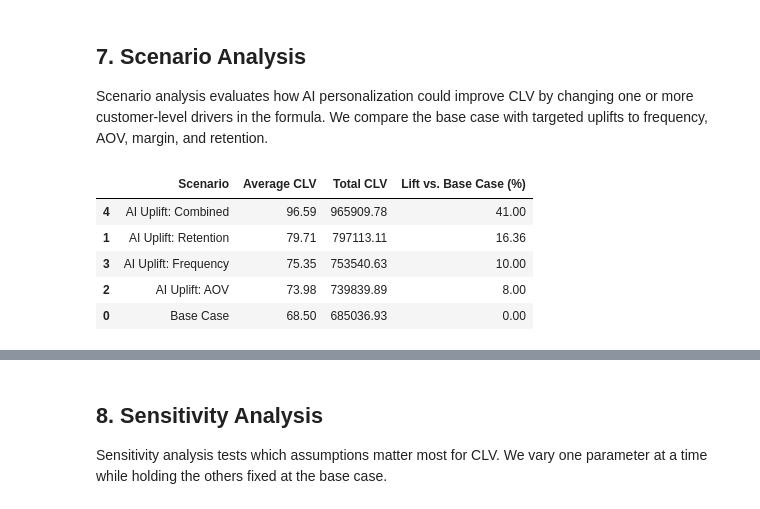
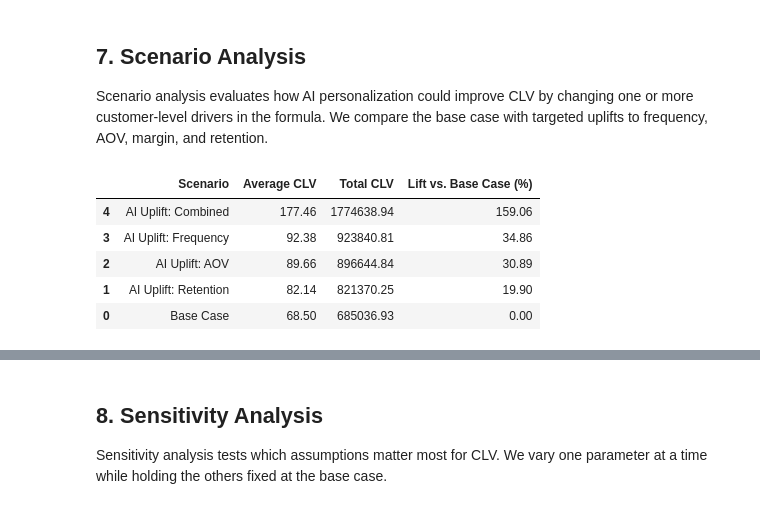
Before and after one commit to GuanlinTony/Fire_Marketing, a Jupyter notebook: Indigo_CLV_Project.ipynb, the cells around one changed output, grey strips where cells are left out. Cells and saved outputs as stored; diff of their text form; code cells hidden in the pictures.

```diff
--- a/Indigo_CLV_Project.ipynb
+++ b/Indigo_CLV_Project.ipynb
@@ -504,10 +504,10 @@ Scenario analysis evaluates how AI personalization could improve CLV by changing
 # %%
 scenario_settings = {
     "Base Case": {"aov_mult": 1.00, "freq_mult": 1.00, "margin_mult": 1.00, "retention_add": 0.00},
-    "AI Uplift: Retention": {"aov_mult": 1.00, "freq_mult": 1.00, "margin_mult": 1.00, "retention_add": 0.05},
-    "AI Uplift: AOV": {"aov_mult": 1.08, "freq_mult": 1.00, "margin_mult": 1.00, "retention_add": 0.00},
-    "AI Uplift: Frequency": {"aov_mult": 1.00, "freq_mult": 1.10, "margin_mult": 1.00, "retention_add": 0.00},
-    "AI Uplift: Combined": {"aov_mult": 1.08, "freq_mult": 1.10, "margin_mult": 1.02, "retention_add": 0.05}
+    "AI Uplift: Retention": {"aov_mult": 1.00, "freq_mult": 1.00, "margin_mult": 1.00, "retention_add": 0.06},
+    "AI Uplift: AOV": {"aov_mult": 1.3089, "freq_mult": 1.00, "margin_mult": 1.00, "retention_add": 0.00},
+    "AI Uplift: Frequency": {"aov_mult": 1.00, "freq_mult": 1.3486, "margin_mult": 1.00, "retention_add": 0.00},
+    "AI Uplift: Combined": {"aov_mult": 1.3089, "freq_mult": 1.3486, "margin_mult": 1.224, "retention_add": 0.06}
 }
 
 scenario_rows = []
@@ -529,35 +529,35 @@ for scenario_name, params in scenario_settings.items():
         discount_rate=discount_rate,
         forecast_horizon=forecast_horizon
     )
 
     scenario_rows.append({
         "scenario": scenario_name,
         "avg_clv": round(scenario_df["scenario_clv"].mean(), 2),
         "total_clv": round(scenario_df["scenario_clv"].sum(), 2),
         "lift_vs_base_pct": round((scenario_df["scenario_clv"].sum() / base_total_clv - 1) * 100, 2)
     })
 
     segment_scenario = scenario_df.groupby("segment").agg(
         avg_clv=("scenario_clv", "mean"),
         total_clv=("scenario_clv", "sum")
     ).reset_index()
     segment_scenario["segment_label"] = segment_scenario["segment"].map(segment_label_map)
     segment_scenario["scenario"] = scenario_name
     scenario_segment_rows.append(segment_scenario)
 
 scenario_summary = pd.DataFrame(scenario_rows).sort_values("total_clv", ascending=False)
 scenario_segment_summary = pd.concat(scenario_segment_rows, ignore_index=True)
 
 display(scenario_summary.rename(columns={
     "scenario": "Scenario",
     "avg_clv": "Average CLV",
     "total_clv": "Total CLV",
     "lift_vs_base_pct": "Lift vs. Base Case (%)"
 }))
 # %% [output]
 |  | Scenario | Average CLV | Total CLV | Lift vs. Base Case (%) |
-| 4 | AI Uplift: Combined | 96.59 | 965909.78 | 41.00 |
-| 1 | AI Uplift: Retention | 79.71 | 797113.11 | 16.36 |
-| 3 | AI Uplift: Frequency | 75.35 | 753540.63 | 10.00 |
-| 2 | AI Uplift: AOV | 73.98 | 739839.89 | 8.00 |
+| 4 | AI Uplift: Combined | 177.46 | 1774638.94 | 159.06 |
+| 3 | AI Uplift: Frequency | 92.38 | 923840.81 | 34.86 |
+| 2 | AI Uplift: AOV | 89.66 | 896644.84 | 30.89 |
+| 1 | AI Uplift: Retention | 82.14 | 821370.25 | 19.90 |
 | 0 | Base Case | 68.50 | 685036.93 | 0.00 |
```
Also changed, not shown: parts of 5 cells of this notebook.
